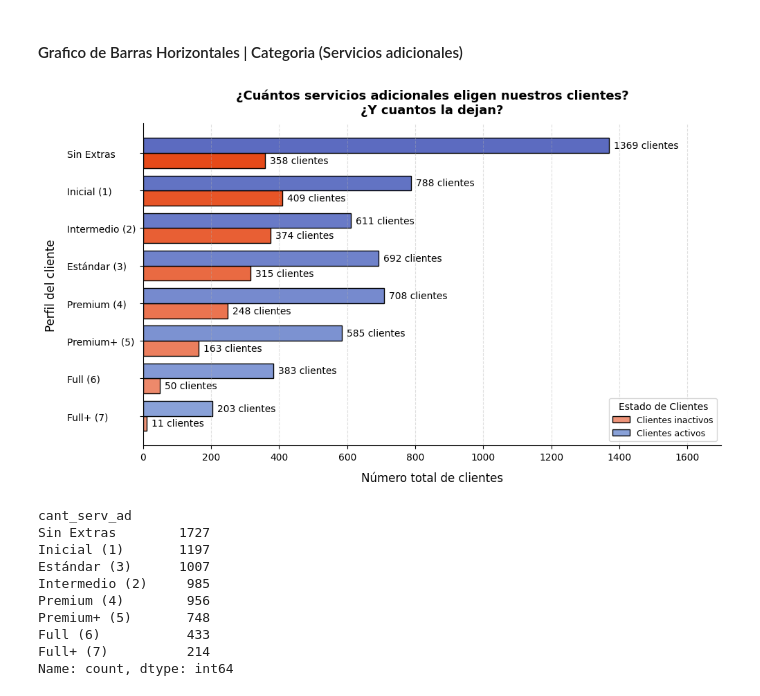
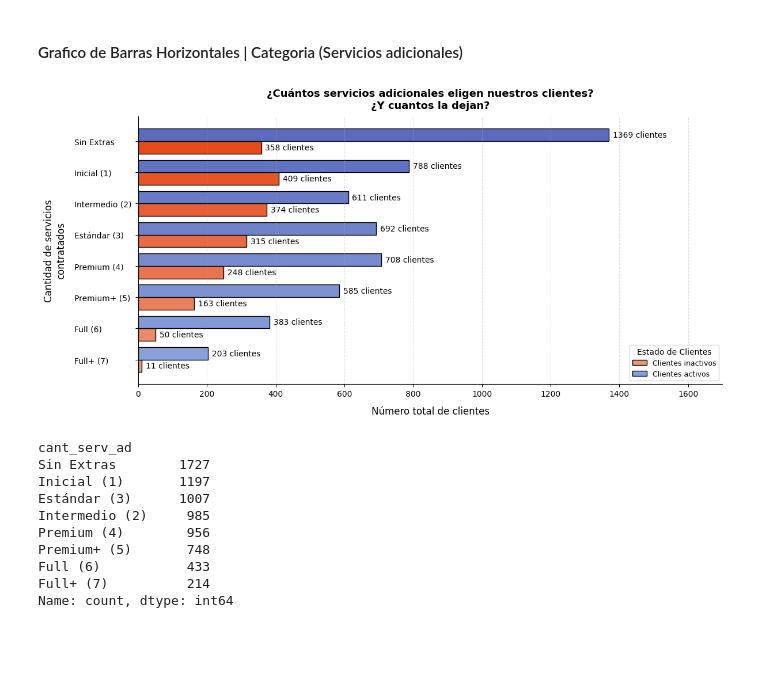
Before and after one commit to MigXDev/CS_Datos_I_DESAFIO_2, a Jupyter notebook: challenge2-data-science-LATAM-main/TelecomX_LATAM.ipynb, the cells around one changed output. Drawn from its saved outputs; the diff is of its cells as text; code cells hidden in the pictures; blank space fills up the shorter version.

```diff
--- a/challenge2-data-science-LATAM-main/TelecomX_LATAM.ipynb
+++ b/challenge2-data-science-LATAM-main/TelecomX_LATAM.ipynb
@@ -1867,7 +1867,7 @@ colores_activos_invertido = colores_activos[::-1]
 colores_inactivos_invertido = colores_inactivos[::-1]
 # %%
 # Graficar barras horizontales agrupadas
-fig, ax = plt.subplots(figsize=(10, 6))  # Ajusta el tamaño para mejor legibilidad
+fig, ax = plt.subplots(figsize=(12, 6))  # Ajusta el tamaño para mejor legibilidad
 bar_height = 0.4  # Análogo a bar_width pero para horizontal
 y = range(len(df_comb_ad))  # Usamos 'y' en lugar de 'x'
 
@@ -1886,37 +1886,37 @@ ax.barh(
 ax.barh(
     y=[i + bar_height/2 for i in y],  # Posición vertical
     width=df_comb_ad['No'],           # Longitud de la barra
     height=bar_height,
     label='Clientes activos',
     color=colores_activos_invertido,
     edgecolor='black'
 )
 
 # Etiquetas
 ax.set_yticks(y)
-ax.set_yticklabels(orden_3, ha='left', x=-0.12)  # orden_3 define las categorías en el eje Y
+ax.set_yticklabels(orden_3, ha='left', x=-0.1)  # orden_3 define las categorías en el eje Y
 ax.set_xlabel('Número total de clientes', fontsize=12, labelpad=10)
-ax.set_ylabel('Perfil del cliente', fontsize=12, labelpad=10)
-ax.set_title('¿Cuántos servicios adicionales eligen nuestros clientes?\n¿Y cuantos la dejan?', fontsize=13, fontweight='bold',pad=10)
+ax.set_ylabel('Cantidad de servicios\ncontratados', fontsize=12, labelpad=10)
+ax.set_title('¿Cuántos servicios adicionales eligen nuestros clientes?\n¿Y cuantos la dejan?', ha= 'center',fontsize=13, fontweight='bold',pad=10)
 ax.legend(title='Estado de Clientes', fontsize=9, loc='lower right')  # Mueve la leyenda si es necesario
 ax.grid(axis='x', linestyle='--', alpha=0.4)  # Cambia a grid horizontal
 
 ax.spines[['top','right']].set_visible(False)
 
 # Etiquetas con la cantidad exacta de clientes
 for container in ax.containers:
     ax.bar_label(container,
                 fmt='%d clientes',
                 label_type='edge',
                 fontsize=10,
                 padding=5)  # Ajusta el padding para horizontal
 
 ax.set_xlim(0, 1700)  # Límite horizontal análogo a ylim
 
 plt.tight_layout()
 plt.show()
 # %% [output]
-[figure, old version]
+[figure, new version]
 # %%
 print(df_Datos_Traducidos['cant_serv_ad'].value_counts())
 # %% [output]
```
Also changed, not shown: parts of 15 cells of this notebook.
